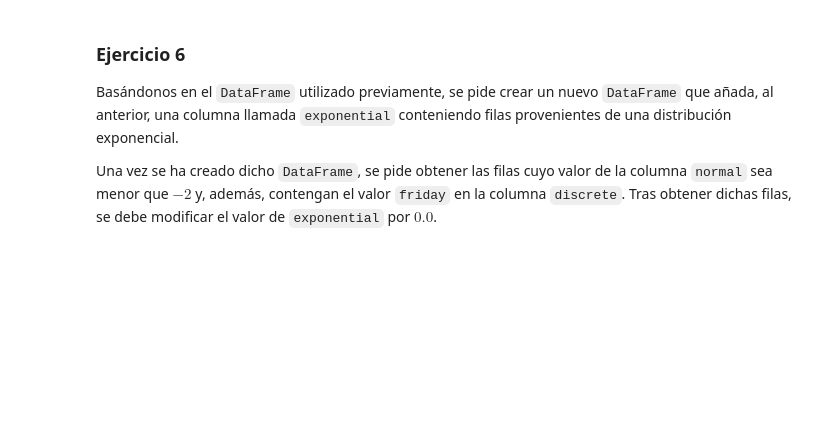
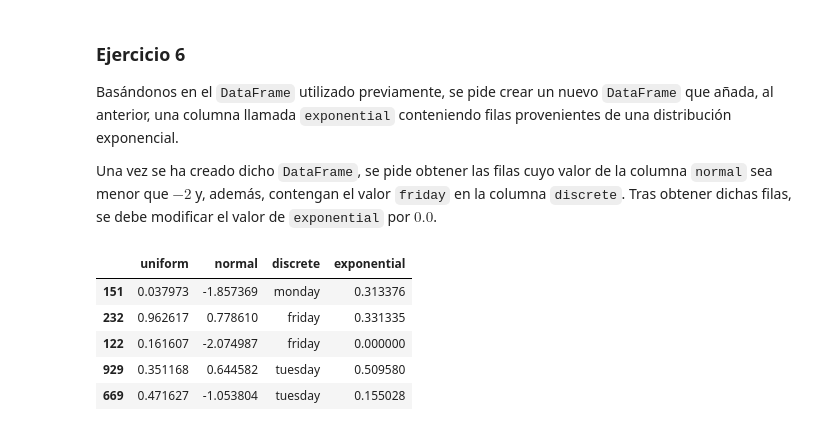
Before and after one commit to MariaCarmonaP/data-mining-introduction-jupyter, a Jupyter notebook: working/notebook.ipynb, the cells around one changed output. Drawn from its saved outputs; the diff is of its cells as text; code cells hidden in the pictures; blank space fills up the shorter version.

```diff
--- a/working/notebook.ipynb
+++ b/working/notebook.ipynb
@@ -521,3 +515,20 @@ print('\n',arr5_cent)
 Basándonos en el `DataFrame` utilizado previamente, se pide crear un nuevo `DataFrame` que añada, al anterior, una columna llamada `exponential` conteniendo filas provenientes de una distribución exponencial.
 
 Una vez se ha creado dicho `DataFrame`, se pide obtener las filas cuyo valor de la columna `normal` sea menor que $ -2 $ y, además, contengan el valor `friday` en la columna `discrete`. Tras obtener dichas filas, se debe modificar el valor de `exponential` por $ 0.0 $.
+# %%
+exponential = np.random.exponential(size=size)
+df_6 = df.copy()
+df_6.insert(3,'exponential',exponential)
+condition = np.logical_and(df.discrete == 'friday',df.normal < -2)
+df_6.loc[condition, 'exponential'] = 0
+# %%
+df_6.sample(5)
+
+#df.replace(to_replace="friday", value=0.0)
+# %% [output]
+|  | uniform | normal | discrete | exponential |
+| 151 | 0.037973 | -1.857369 | monday | 0.313376 |
+| 232 | 0.962617 | 0.778610 | friday | 0.331335 |
+| 122 | 0.161607 | -2.074987 | friday | 0.000000 |
+| 929 | 0.351168 | 0.644582 | tuesday | 0.509580 |
+| 669 | 0.471627 | -1.053804 | tuesday | 0.155028 |
```
Also changed, not shown: parts of 4 cells of this notebook.
